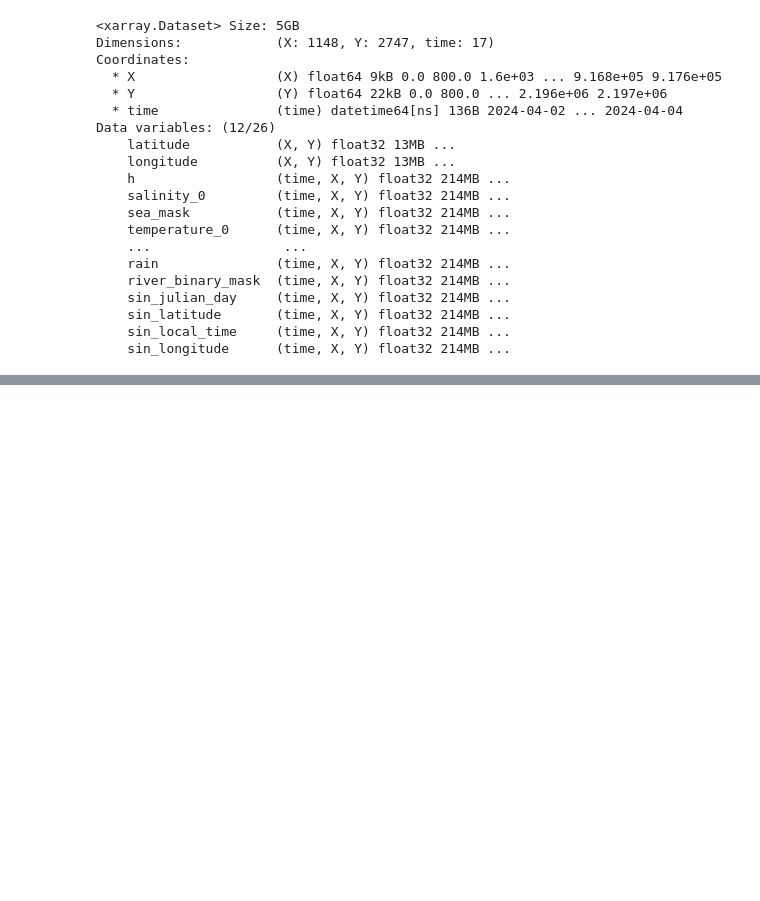
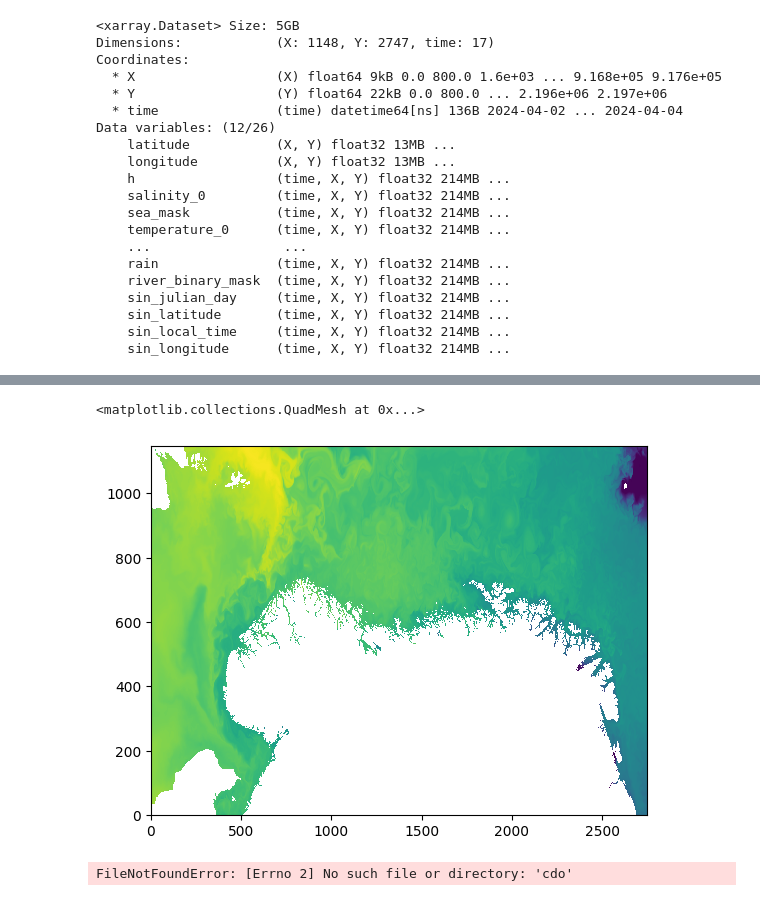
Before and after one commit to metno/ocean-ai, a Jupyter notebook: plot/waffling.ipynb, the cells around one changed output, grey strips where cells are left out. Cells and saved outputs as stored; diff of their text form; code cells hidden in the pictures; blank space fills up the shorter version.

Commit message:
working on the 2d outputs, struggling with the grid, else works

```diff
--- a/plot/waffling.ipynb
+++ b/plot/waffling.ipynb
@@ -123,0 +151,34 @@ def results_absolute_val_animation(file_path, variable1, variable2, dir, frame,
+# %%
+plt.pcolormesh(temp_i)
+# %% [output]
+<matplotlib.collections.QuadMesh at 0x...>
+[figure, added]
+# %%
+#To calculate the differences between the two datasets (Norkyst and Inference, I will have to regrid the data)
+from cdo import Cdo
+cdo = Cdo()
+#Trying to use the cdo for the nearest neighbour mapping - first identidying the target grid which is the
+#lon and lat of the Norkyst files, giving the inference file and creating a new ouput. Ideal as it does not change
+#the original inference results
+#Cdo().remapbil(dfn, input = dfi, output = 'new_inf.nc')
+
+"""
+I tried finding a way to download the package for cdo correctly.
+Did not work. Got this message:
+
+(.venv) (base) bash-4.4$ sudo apt-get update
+
+We trust you have received the usual lecture from the local System
+Administrator. It usually boils down to these three things:
+
+    #1) Respect the privacy of others.
+    #2) Think before you type.
+    #3) With great power comes great responsibility.
+
+[sudo] password for makar5578:
+makar5578 is not in the sudoers file.  This incident will be reported.
+
+heh..
+"""
+# %% [output]
+FileNotFoundError: [Errno 2] No such file or directory: 'cdo'
```
Also changed, not shown: parts of 7 cells of this notebook, 2 other files.
